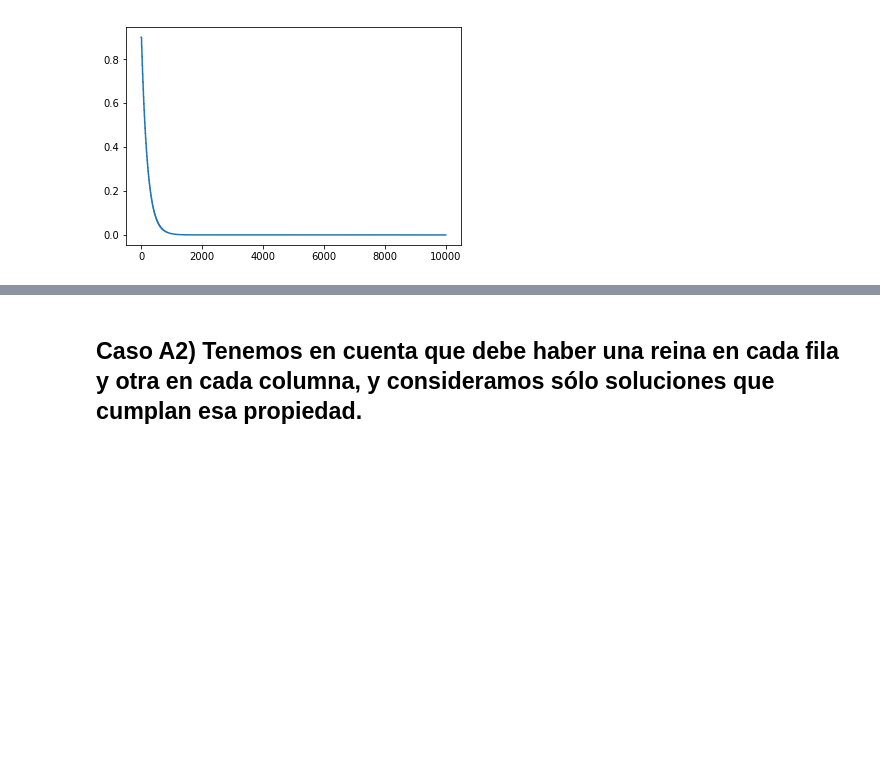
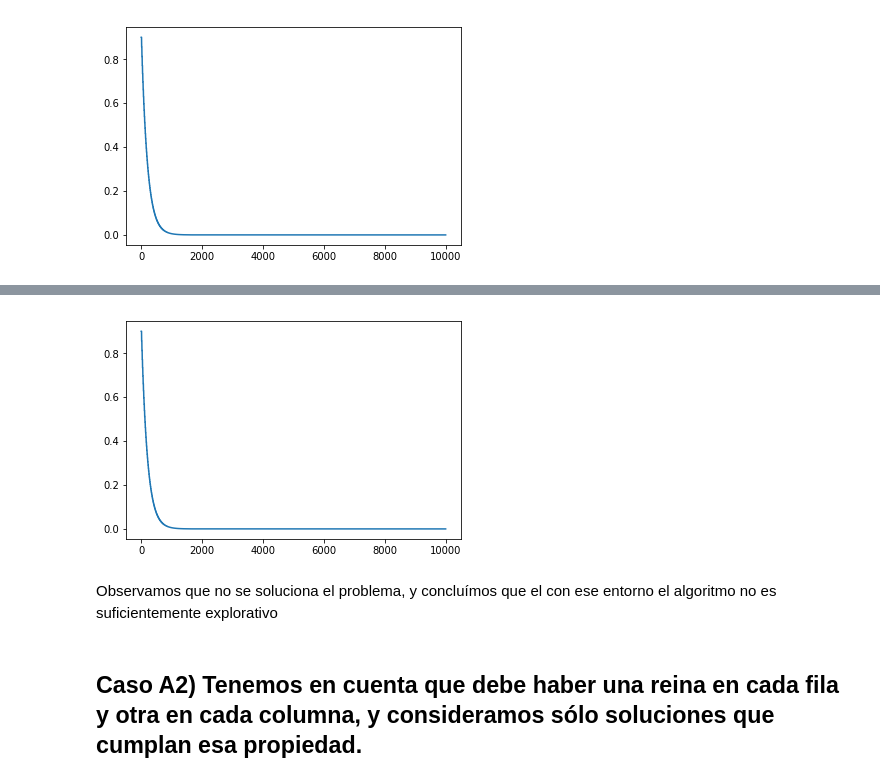
Before and after one commit to tgm185z/metodos_simulacion, a Jupyter notebook: parte3/pr3.ipynb, the cells around one changed output, grey strips where cells are left out. Cells and saved outputs as stored; diff of their text form; code cells hidden in the pictures; blank space fills up the shorter version.

```diff
--- a/parte3/pr3.ipynb
+++ b/parte3/pr3.ipynb
@@ -311,3 +294,10 @@ Con un millón de iteraciones no conseguimos llegar a un fitness menor de 2.
+# %%
+plt.plot(pos, temp)
+plt.show()
+# %% [output]
+[figure, added]
+# %% [markdown]
+Observamos que no se soluciona el problema, y concluímos que el con ese entorno el algoritmo no es suficientemente explorativo
 # %% [markdown]
 ## Caso A2) Tenemos en cuenta que debe haber una reina en cada fila y otra en cada columna, y consideramos sólo soluciones que cumplan esa propiedad.
 # %% [markdown]
```
Also changed, not shown: parts of 45 cells of this notebook.
